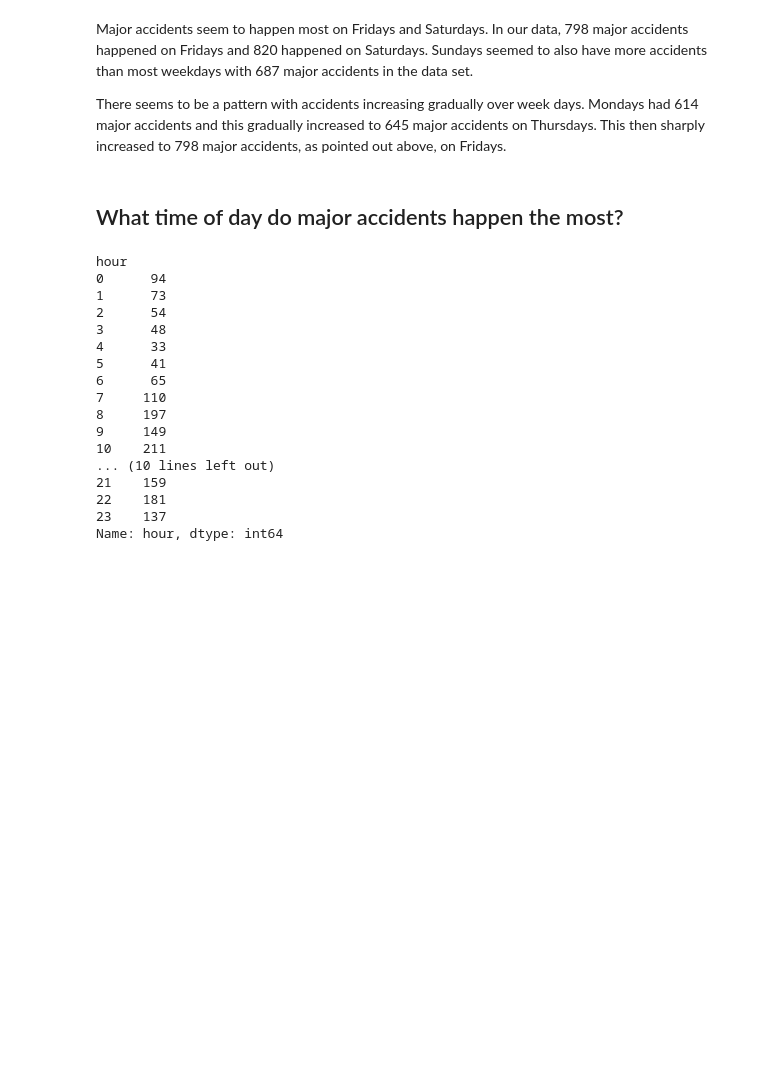
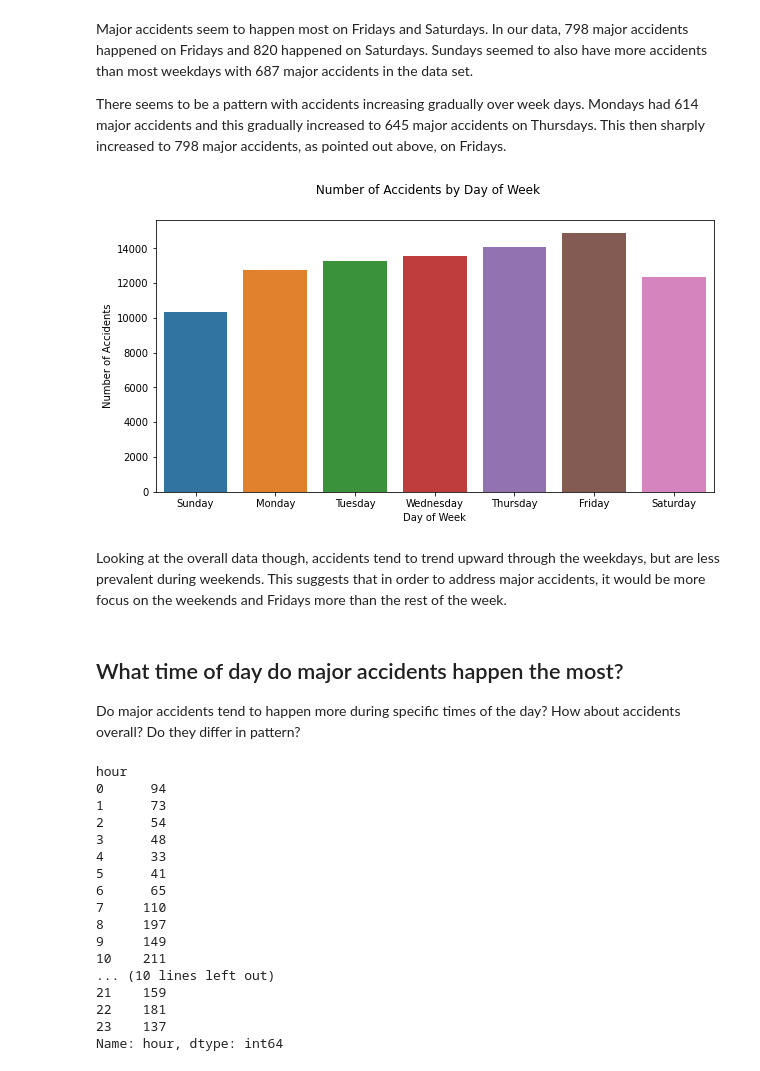
Before and after one commit to teruki-i/high_fatality_accidents, a Jupyter notebook: notebook.ipynb, the cells around one changed output. Saved outputs shown, nothing was run; the diff lists cells and outputs as text; code cells hidden in the pictures; blank space fills up the shorter version.

```diff
--- a/notebook.ipynb
+++ b/notebook.ipynb
@@ -217,8 +126,22 @@ plt.show()
 Major accidents seem to happen most on Fridays and Saturdays. In our data, 798 major accidents happened on Fridays and 820 happened on Saturdays. Sundays seemed to also have more accidents than most weekdays with 687 major accidents in the data set.
 
 There seems to be a pattern with accidents increasing gradually over week days. Mondays had 614 major accidents and this gradually increased to 645 major accidents on Thursdays. This then sharply increased to 798 major accidents, as pointed out above, on Fridays.
+# %%
+# plot accidents by day of week
+sns.countplot(x='day_of_week', data=accidents, order=days_of_week)
+plt.gcf().set_size_inches(10,5)
+plt.suptitle(' Number of Accidents by Day of Week')
+plt.ylabel('Number of Accidents')
+plt.xlabel('Day of Week')
+plt.show()
+# %% [output]
+[figure, added]
+# %% [markdown]
+Looking at the overall data though, accidents tend to trend upward through the weekdays, but are less prevalent during weekends. This suggests that in order to address major accidents, it would be more focus on the weekends and Fridays more than the rest of the week.
 # %% [markdown]
 ## What time of day do major accidents happen the most?
+
+Do major accidents tend to happen more during specific times of the day? How about accidents overall? Do they differ in pattern?
 # %%
 # count major accidents by hour of day
 major_accidents.groupby('hour')['hour'].count()
```
Also changed, not shown: parts of 31 cells of this notebook.
